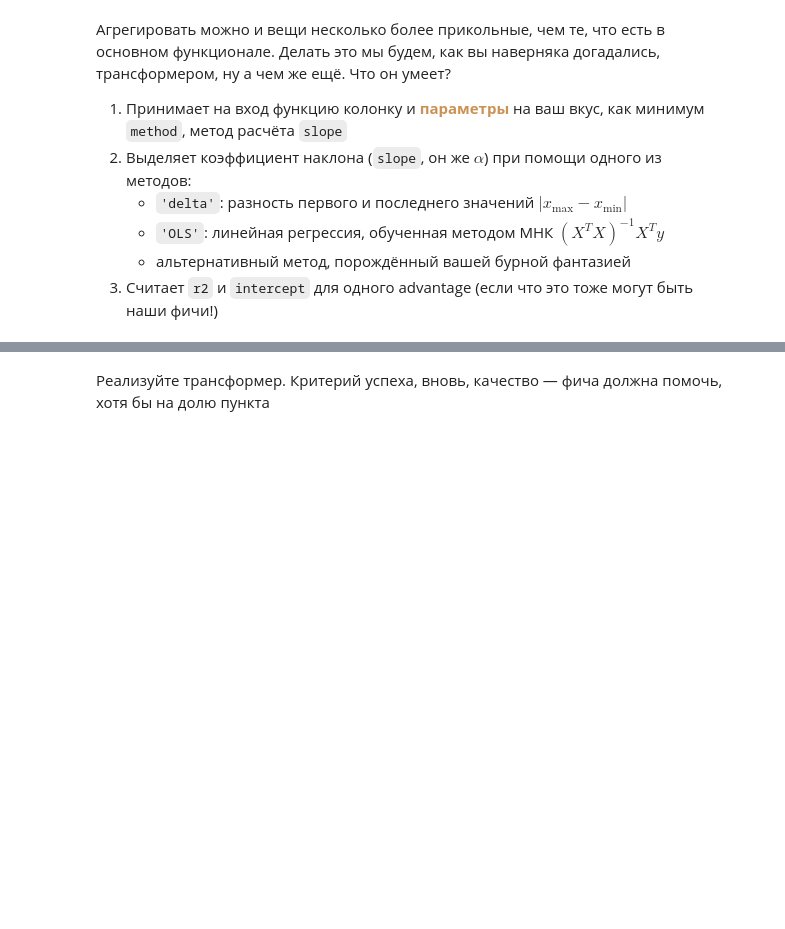
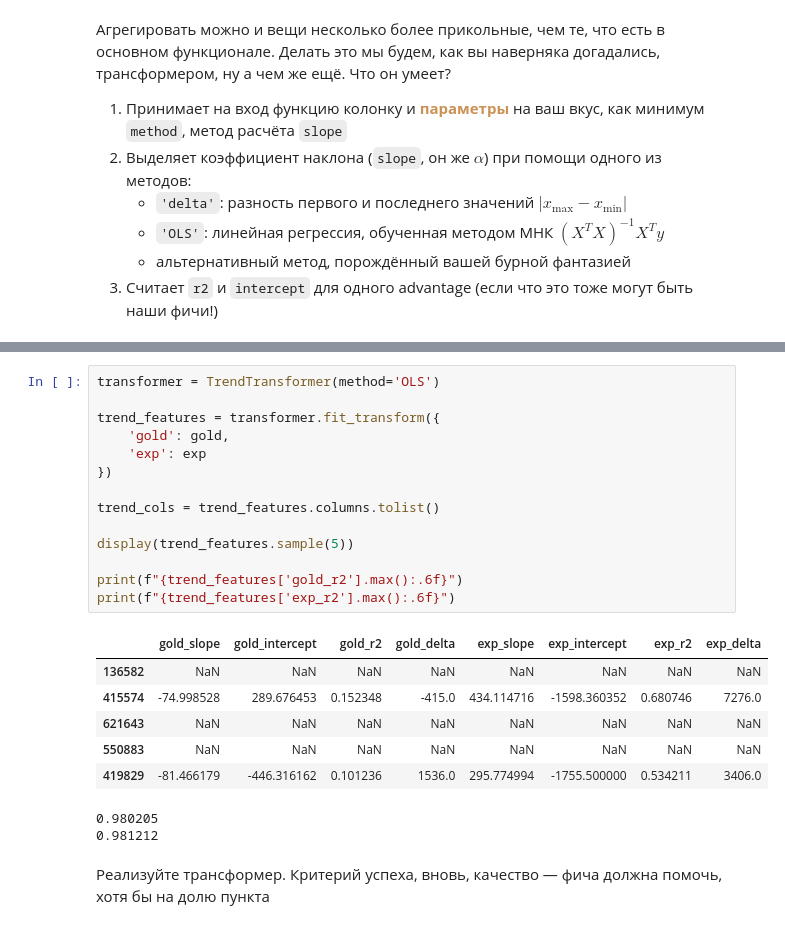
Before and after one commit to 9santa/ml-course-hse, a Jupyter notebook: ml1-2026-spring/homework-practice/homework-practice-03-features/homework-practice-03-advanced.ipynb, the cells around one changed output, grey strips where cells are left out. Cells and saved outputs as stored; diff of their text form; blank space fills up the shorter version.

```diff
--- a/ml1-2026-spring/homework-practice/homework-practice-03-features/homework-practice-03-advanced.ipynb
+++ b/ml1-2026-spring/homework-practice/homework-practice-03-features/homework-practice-03-advanced.ipynb
@@ -1390,3 +1451,26 @@ class TrendTransformer:
+# %%
+transformer = TrendTransformer(method='OLS')
+
+trend_features = transformer.fit_transform({
+    'gold': gold,
+    'exp': exp
+})
+
+trend_cols = trend_features.columns.tolist()
+
+display(trend_features.sample(5))
+
+print(f"{trend_features['gold_r2'].max():.6f}")
+print(f"{trend_features['exp_r2'].max():.6f}")
+# %% [output]
+|  | gold_slope | gold_intercept | gold_r2 | gold_delta | exp_slope | exp_intercept | exp_r2 | exp_delta |
+| 136582 | NaN | NaN | NaN | NaN | NaN | NaN | NaN | NaN |
+| 415574 | -74.998528 | 289.676453 | 0.152348 | -415.0 | 434.114716 | -1598.360352 | 0.680746 | 7276.0 |
+| 621643 | NaN | NaN | NaN | NaN | NaN | NaN | NaN | NaN |
+| 550883 | NaN | NaN | NaN | NaN | NaN | NaN | NaN | NaN |
+| 419829 | -81.466179 | -446.316162 | 0.101236 | 1536.0 | 295.774994 | -1755.500000 | 0.534211 | 3406.0 |
+0.980205
+0.981212
 # %% [markdown]
 Реализуйте трансформер. Критерий успеха, вновь, качество — фича должна помочь, хотя бы на долю пункта
 # %%
```
Also changed, not shown: parts of 20 cells of this notebook.
